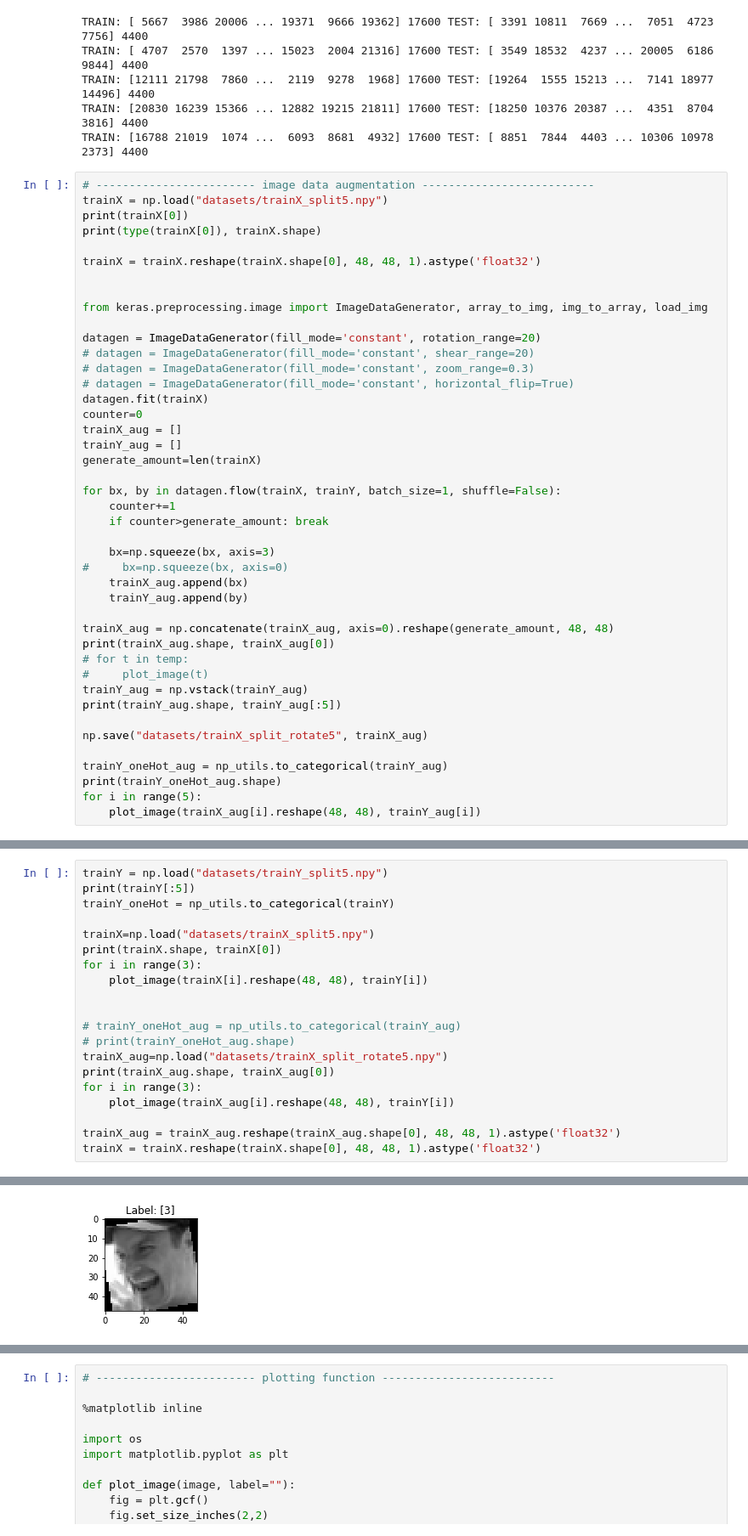
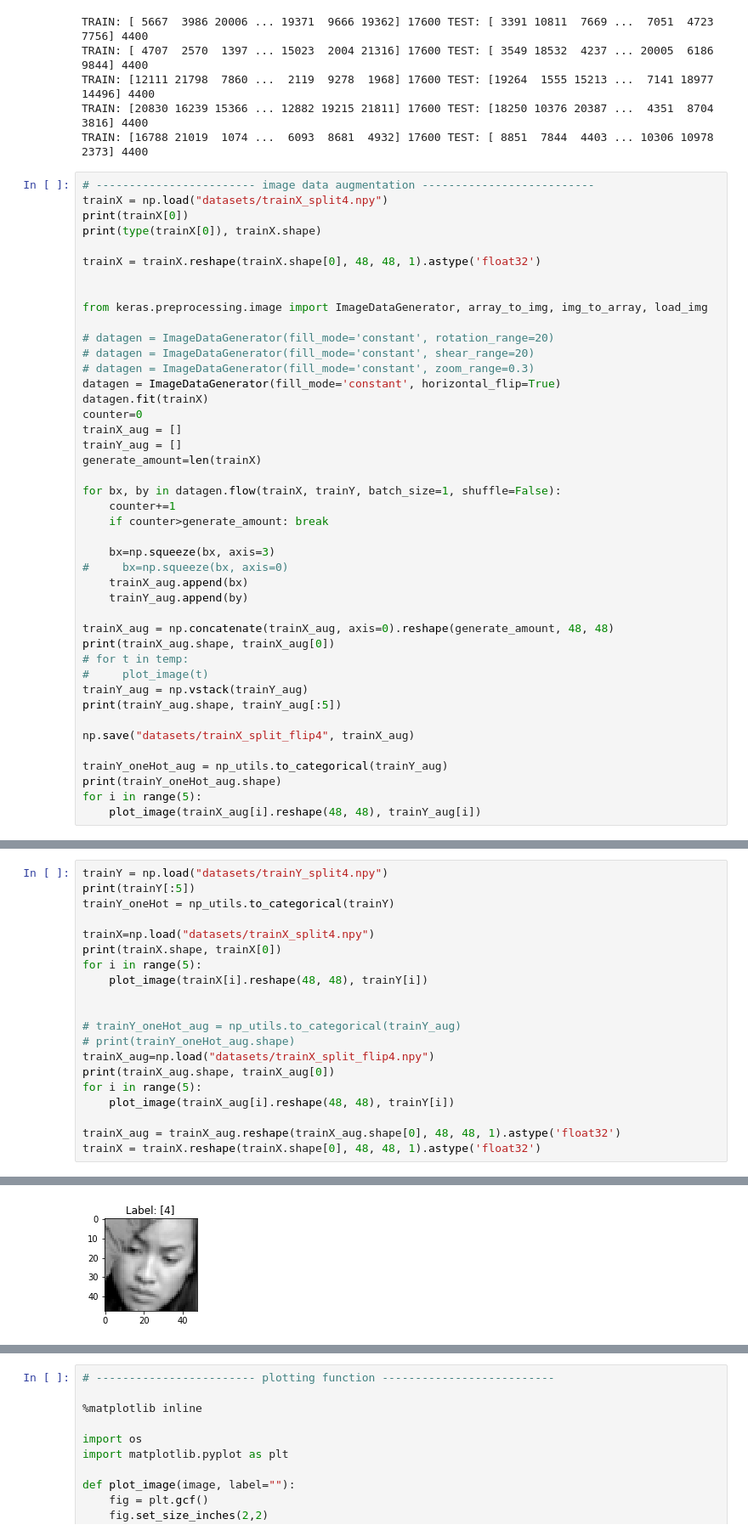
Before and after one commit to frankShih/face_classification_keras, a Jupyter notebook: expression_classification.ipynb, the cells around one changed output, grey strips where cells are left out. Shown at 85% size. Cells and saved outputs as stored; diff of their text form.

```diff
--- a/expression_classification.ipynb
+++ b/expression_classification.ipynb
@@ -144,7 +144,7 @@ TRAIN: [20830 16239 15366 ... 12882 19215 21811] 17600 TEST: [18250 10376 20387
 TRAIN: [16788 21019  1074 ...  6093  8681  4932] 17600 TEST: [ 8851  7844  4403 ... 10306 10978  2373] 4400
 # %%
 # ------------------------ image data augmentation --------------------------
-trainX = np.load("datasets/trainX_split5.npy")
+trainX = np.load("datasets/trainX_split4.npy")
 print(trainX[0])
 print(type(trainX[0]), trainX.shape)
 
@@ -153,10 +153,10 @@ trainX = trainX.reshape(trainX.shape[0], 48, 48, 1).astype('float32')
 
 from keras.preprocessing.image import ImageDataGenerator, array_to_img, img_to_array, load_img
 
-datagen = ImageDataGenerator(fill_mode='constant', rotation_range=20)
+# datagen = ImageDataGenerator(fill_mode='constant', rotation_range=20)
 # datagen = ImageDataGenerator(fill_mode='constant', shear_range=20)
 # datagen = ImageDataGenerator(fill_mode='constant', zoom_range=0.3)
-# datagen = ImageDataGenerator(fill_mode='constant', horizontal_flip=True)
+datagen = ImageDataGenerator(fill_mode='constant', horizontal_flip=True)
 datagen.fit(trainX)
 counter=0
 trainX_aug = []
@@ -179,7 +179,7 @@ print(trainX_aug.shape, trainX_aug[0])
 trainY_aug = np.vstack(trainY_aug)
 print(trainY_aug.shape, trainY_aug[:5])
 
-np.save("datasets/trainX_split_rotate5", trainX_aug)
+np.save("datasets/trainX_split_flip4", trainX_aug)
 
 trainY_oneHot_aug = np_utils.to_categorical(trainY_aug)
 print(trainY_oneHot_aug.shape)
@@ -211,19 +211,19 @@ for i in range(5):
 # %%
-trainY = np.load("datasets/trainY_split5.npy")
+trainY = np.load("datasets/trainY_split4.npy")
 print(trainY[:5])
 trainY_oneHot = np_utils.to_categorical(trainY)
 
-trainX=np.load("datasets/trainX_split5.npy")
+trainX=np.load("datasets/trainX_split4.npy")
 print(trainX.shape, trainX[0])
-for i in range(3):
+for i in range(5):
     plot_image(trainX[i].reshape(48, 48), trainY[i])
 
 
 # trainY_oneHot_aug = np_utils.to_categorical(trainY_aug)
 # print(trainY_oneHot_aug.shape)
-trainX_aug=np.load("datasets/trainX_split_rotate5.npy")
+trainX_aug=np.load("datasets/trainX_split_flip4.npy")
 print(trainX_aug.shape, trainX_aug[0])
-for i in range(3):
+for i in range(5):
     plot_image(trainX_aug[i].reshape(48, 48), trainY[i])
 
 trainX_aug = trainX_aug.reshape(trainX_aug.shape[0], 48, 48, 1).astype('float32')
@@ -256 +256 @@ trainX = trainX.reshape(trainX.shape[0], 48, 48, 1).astype('float32')
-[figure, old version]
+[figure, new version]
```
Also changed, not shown: parts of 7 cells of this notebook, 3 other files.
